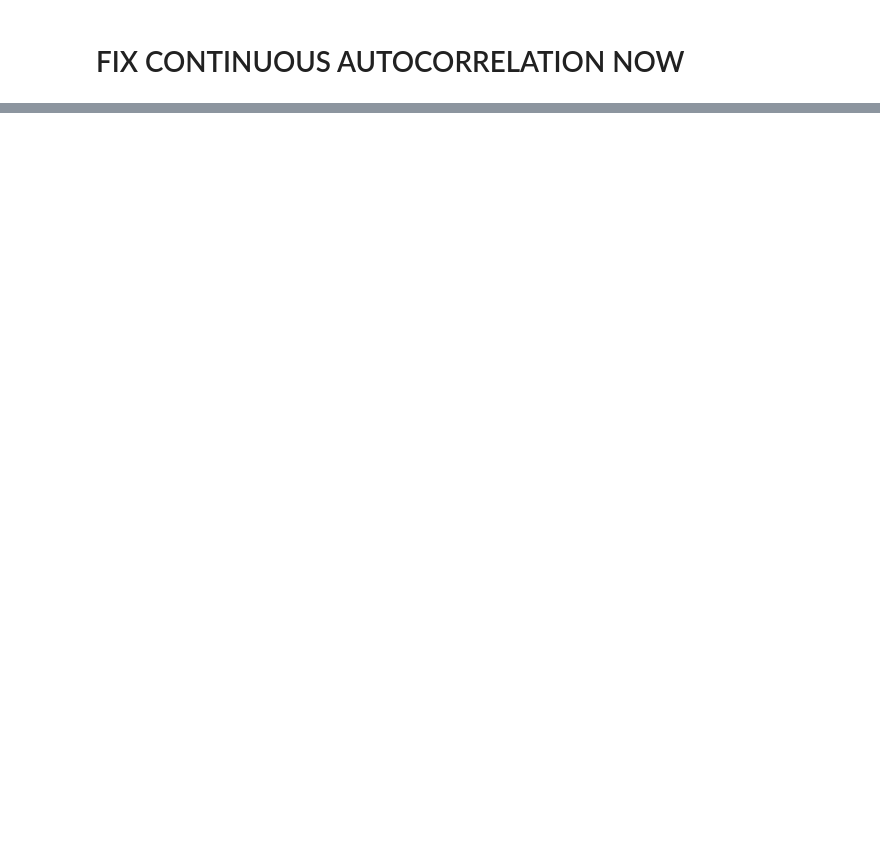
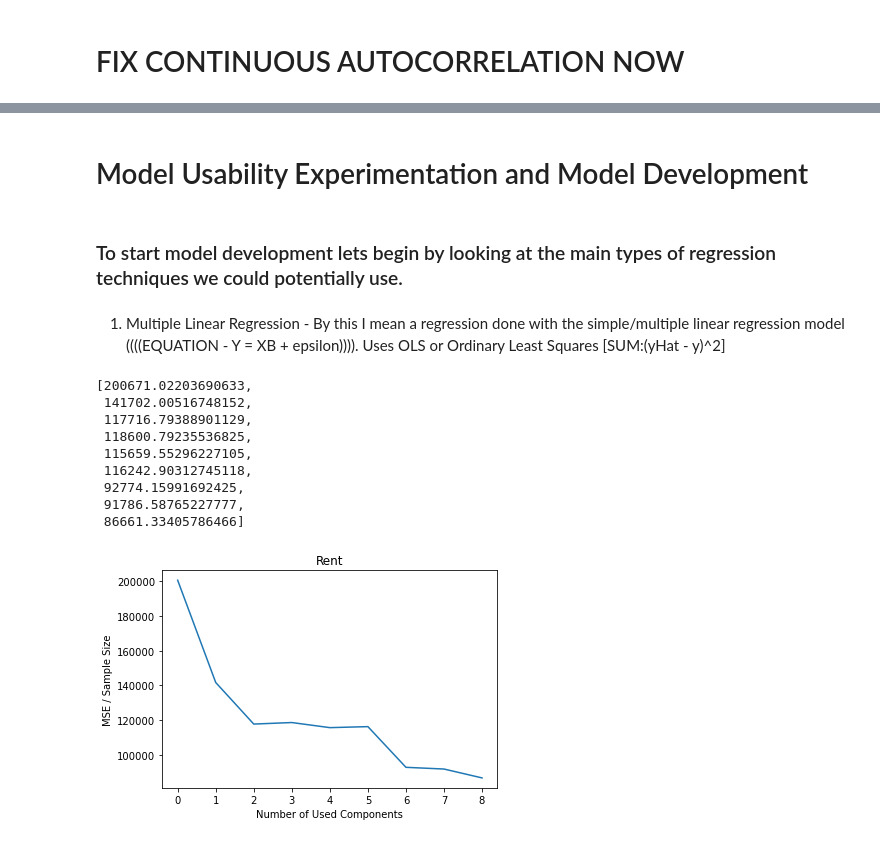
Before and after one commit to Rainmaker519/Housing_Price_Prediction, a Jupyter notebook: building_model_for_deploy_test.ipynb, the cells around one changed output, grey strips where cells are left out. Cells and saved outputs as stored; diff of their text form; code cells hidden in the pictures; blank space fills up the shorter version.

Commit message:
Rearranged model development section of notebook and added a more comprehensive version after collinearity testing.

```diff
--- a/building_model_for_deploy_test.ipynb
+++ b/building_model_for_deploy_test.ipynb
@@ -1386,3 +1326,42 @@ def run_pca(data,reg_type="linear_regression"):
+# %%
+def validate(data,reg_type="linear_regression",repeats=3):
+    columns = data.columns
+    X = data[columns]
+    y = np.ravel(data[["Rent"]])
+    X = X.drop("Rent",axis=1)
+    num_points = len(data)
+
+    pca = PCA()
+    X_reduced = pca.fit_transform(scale(X))
+
+    cv = RepeatedKFold(n_splits=10, n_repeats=repeats, random_state=.33)
+
+    if reg_type == 'linear':
+        regr = LinearRegression()
+    elif reg_type == 'random_forest':
+        regr = RandomForestRegressor()
+    elif reg_type == 'lasso':
+        regr = Lasso()
+    else:
+        print("you need a valid regression type for pca")
+        return
+    mse = []
+
+    score = -1*model_selection.cross_val_score(regr,
+           np.ones((len(X_reduced),1)), y, cv=cv,
+           scoring='neg_mean_squared_error').mean()
+    mse.append(score/num_points)
+
+    for i in np.arange(1, len(data.columns)):
+        score = -1*model_selection.cross_val_score(regr,
+               X_reduced[:,:i], y, cv=cv, scoring='neg_mean_squared_error').mean()
+        mse.append(score/num_points)
+
+    plt.plot(mse)
+    plt.xlabel('Number of Used Components')
+    plt.ylabel('MSE / Sample Size')
+    plt.title('Rent')
+    display(mse)
 # %%
 columns = data.columns
 X = data[columns]
@@ -2029,3 +2008,3 @@ data
 # %%
-run_pca(data)
+validate(data)
 # %% [output]
@@ -2093,2 +2011,0 @@ data
-# %%
-run_pca(data,reg_type='random_forest')
@@ -2105,0 +2063,19 @@ run_pca(data,reg_type='random_forest')
+# %% [markdown]
+# Model Usability Experimentation and Model Development
+# %% [markdown]
+### To start model development lets begin by looking at the main types of regression techniques we could potentially use.
+# %% [markdown]
+1. Multiple Linear Regression - By this I mean a regression done with the simple/multiple linear regression model ((((EQUATION -   Y = XB + epsilon)))). Uses OLS or Ordinary Least Squares [SUM:(yHat - y)^2]
+# %%
+validate(data,reg_type='linear',repeats=50)
+# %% [output]
+[200671.02203690633,
+ 141702.00516748152,
+ 117716.79388901129,
+ 118600.79235536825,
+ 115659.55296227105,
+ 116242.90312745118,
+ 92774.15991692425,
+ 91786.58765227777,
+ 86661.33405786466]
+[figure, added]
```
Also changed, not shown: parts of 56 cells of this notebook.
